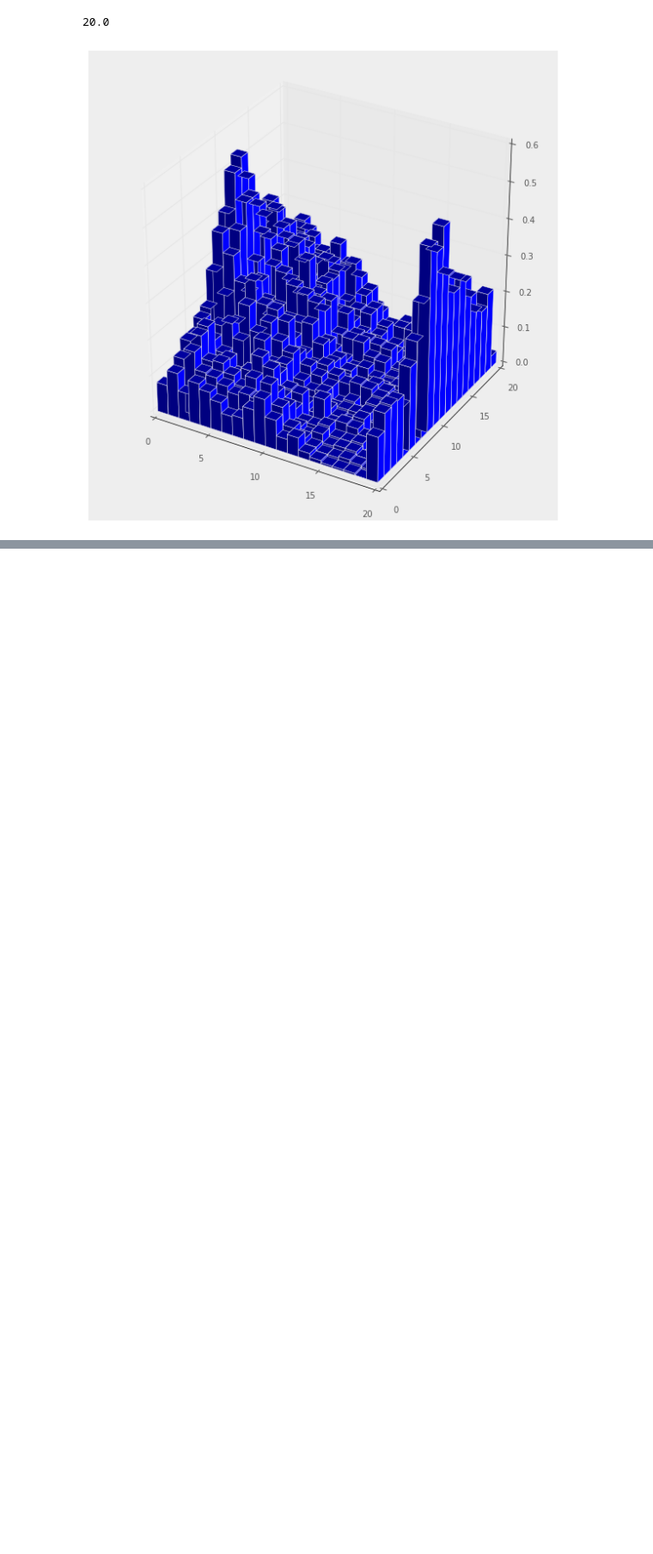
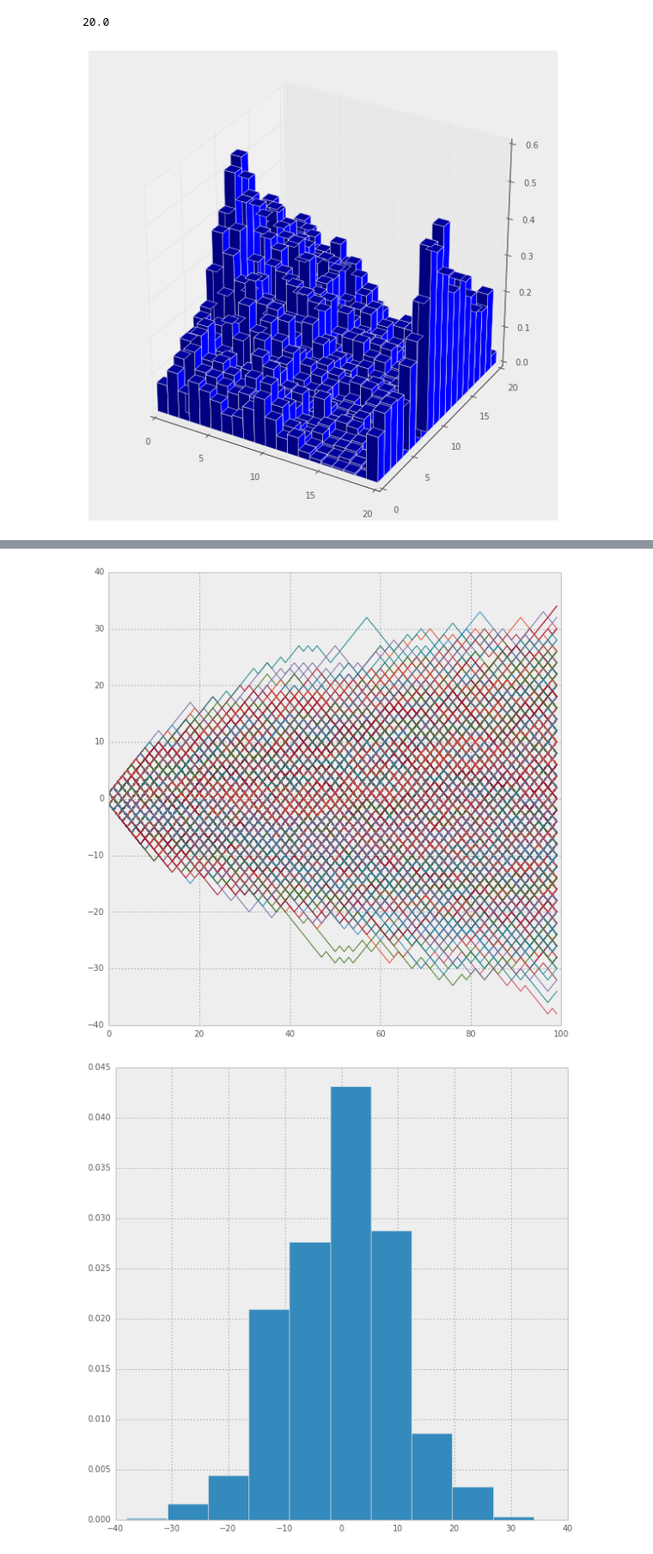
Before and after one commit to ilonajulczuk/hypergraph, a Jupyter notebook: notebooks/Random Walks.ipynb, the cells around one changed output, grey strips where cells are left out. Shown at 86% size. Saved outputs shown, nothing was run; the diff lists cells and outputs as text; code cells hidden in the pictures; blank space fills up the shorter version.

Commit message:
Start rethinking random walk analysis, fitting

```diff
--- a/notebooks/Random Walks.ipynb
+++ b/notebooks/Random Walks.ipynb
@@ -508,0 +513,34 @@ one_to_two_d(xs, line_edges_ys)
+# %%
+%matplotlib inline
+from matplotlib import pyplot as plt
+
+import numpy as np
+import random
+
+def random_walk(n=100):
+    ys = []
+    current = 0
+    for _ in range(n):
+        if random.random() > 0.5:
+            current += 1
+        else:
+            current -= 1
+        ys.append(current)
+    return ys
+
+def print_random_walks():
+    all_ys = []
+    plt.figure(figsize=(10, 10))
+    for _ in range(5000):
+        ys = random_walk(100)
+        plt.plot(ys)
+        all_ys.append(ys[-1])
+
+    plt.figure(figsize=(10, 10))
+    plt.hist(all_ys, normed=1, bins=10)
+    return all_ys
+
+all_ys = print_random_walks()
+# %% [output]
+[figure, added]
+[figure, added]
```
Also changed, not shown: parts of 5 cells of this notebook.
